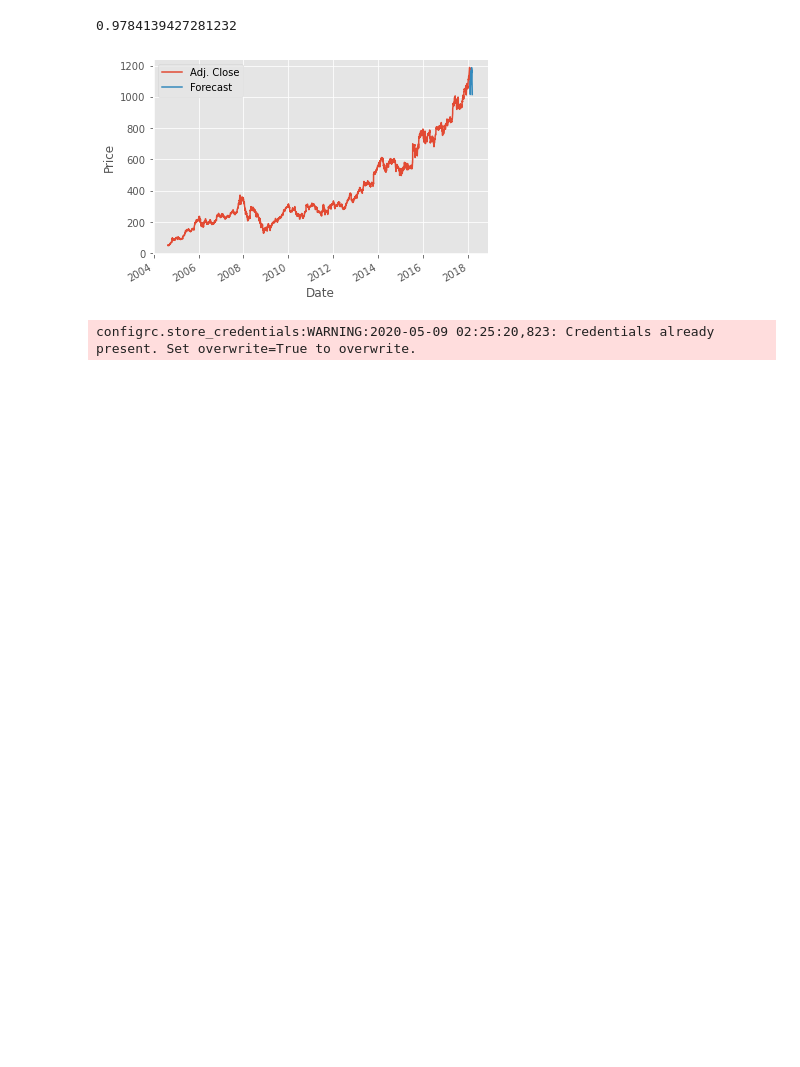
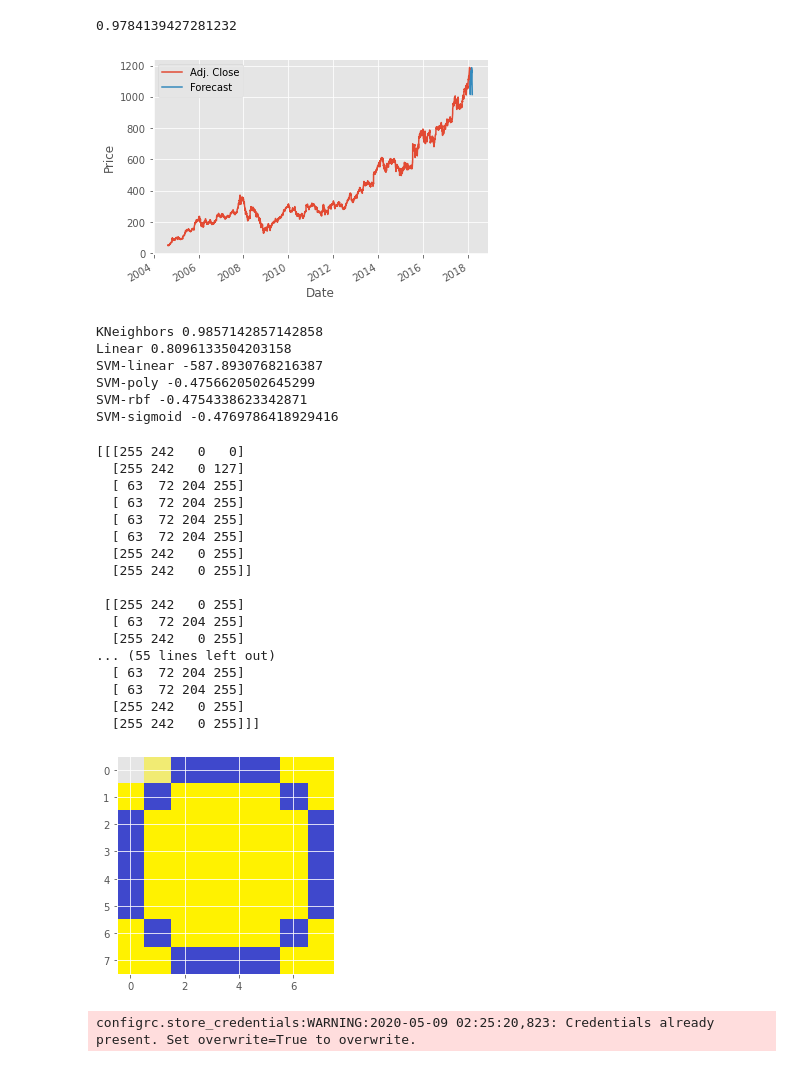
Before and after one commit to wangpeidong/PythonLab, a Jupyter notebook: tutorial/PythonTutorial.ipynb, the cells around one changed output. Cells and saved outputs as stored; diff of their text form; code cells hidden in the pictures; blank space fills up the shorter version.

```diff
--- a/tutorial/PythonTutorial.ipynb
+++ b/tutorial/PythonTutorial.ipynb
@@ -126,7 +126,7 @@ plt.show()
 # %%
 import numpy as np
 import pandas as pd
-from sklearn import preprocessing, neighbors
+from sklearn import preprocessing, neighbors, svm
 from sklearn.linear_model import LinearRegression
 from sklearn.model_selection import train_test_split
 
@@ -153,7 +153,48 @@ for k in ['linear','poly','rbf','sigmoid']:
     clf = svm.SVR(kernel=k)
     clf.fit(X_train, y_train)
     accuracy = clf.score(X_test, y_test)
-    print('SVR-' + k,accuracy)
+    print('SVM-' + k,accuracy)
+# %% [output]
+KNeighbors 0.9857142857142858
+Linear 0.8096133504203158
+SVM-linear -587.8930768216387
+SVM-poly -0.4756620502645299
+SVM-rbf -0.4754338623342871
+SVM-sigmoid -0.4769786418929416
+# %%
+from PIL import Image
+import numpy as np
+import matplotlib.pyplot as plt
+
+#i = Image.open('images/dot.png')
+i = Image.open('images/numbers/y0.4.png')
+#i = Image.open('img.jpg')
+iar = np.asarray(i).copy()
+iar.setflags(write = 1)
+iar[0, 0, 3] = 0
+iar[0, 1, 3] = int(255/2)
+print(iar)
+plt.imshow(iar)
+plt.show()
+# %% [output]
+[[[255 242   0   0]
+  [255 242   0 127]
+  [ 63  72 204 255]
+  [ 63  72 204 255]
+  [ 63  72 204 255]
+  [ 63  72 204 255]
+  [255 242   0 255]
+  [255 242   0 255]]
+
+ [[255 242   0 255]
+  [ 63  72 204 255]
+  [255 242   0 255]
+... (55 lines left out)
+  [ 63  72 204 255]
+  [ 63  72 204 255]
+  [255 242   0 255]
+  [255 242   0 255]]]
+[figure, added]
 # %%
 import qiskit as q
 from qiskit import IBMQ
```
Also changed, not shown: parts of 4 cells of this notebook.
